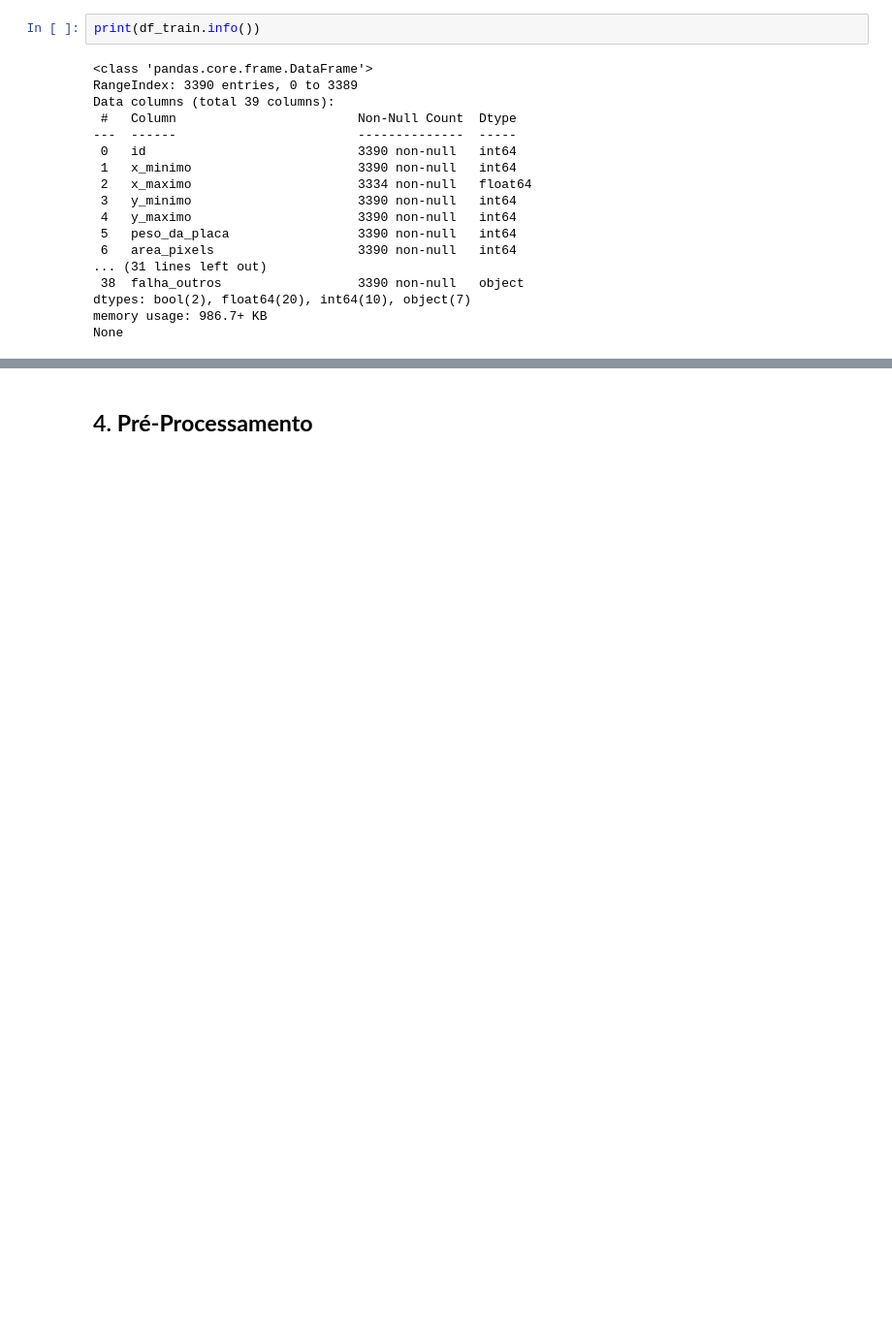
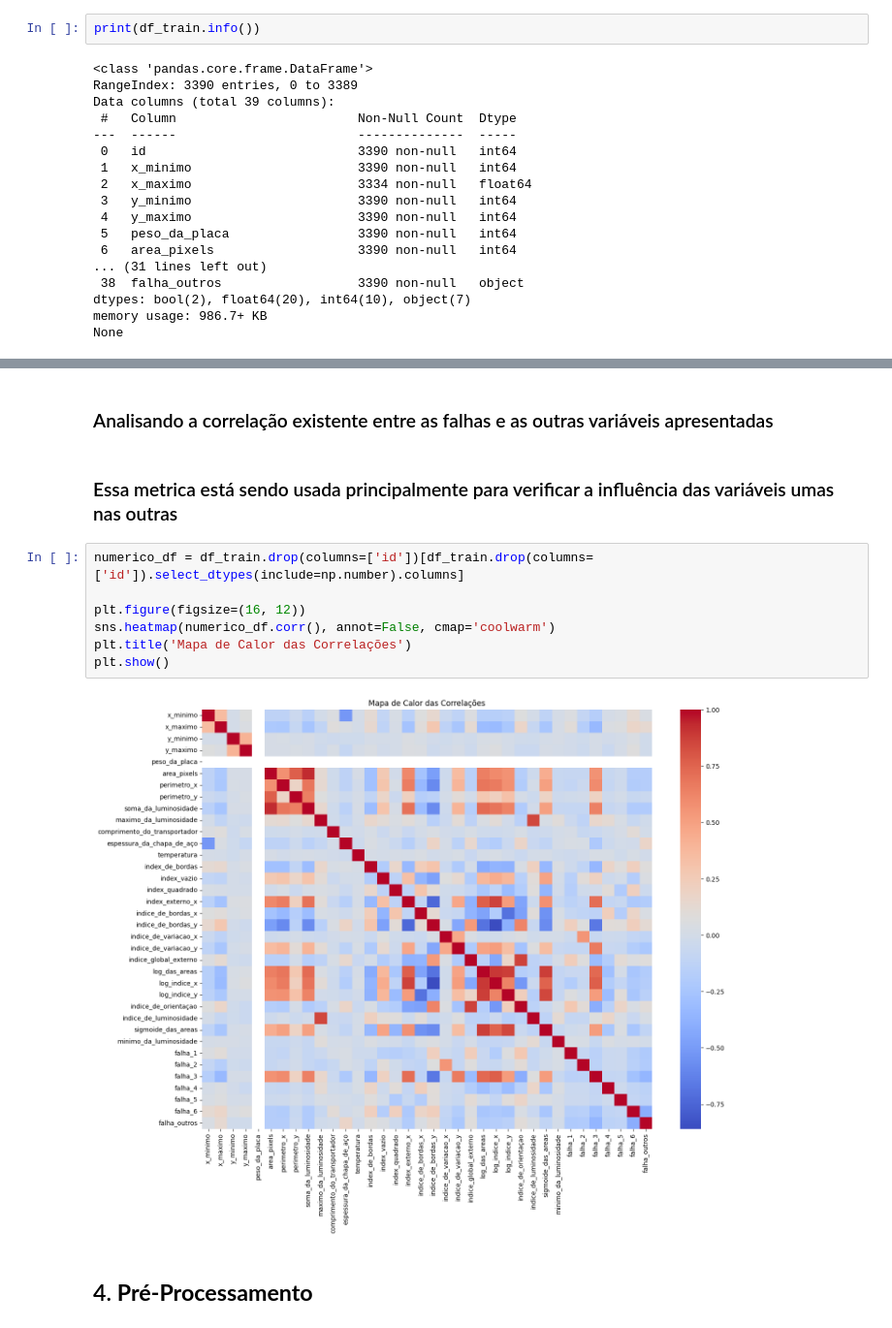
Before and after one commit to Malmiquer/Deploy-Aplication, a Jupyter notebook: Projeto_classificacao_defeitos.ipynb, the cells around one changed output, grey strips where cells are left out. Shown at 97% size. Cells and saved outputs as stored; diff of their text form; blank space fills up the shorter version.

```diff
--- a/Projeto_classificacao_defeitos.ipynb
+++ b/Projeto_classificacao_defeitos.ipynb
@@ -206,2 +235,15 @@ max       1.000000     1.000000     1.000000      1.000000
+# %% [markdown]
+### Analisando a correlação existente entre as falhas e as outras variáveis apresentadas
+# %% [markdown]
+### Essa metrica está sendo usada principalmente para verificar a influência das variáveis umas nas outras
+# %%
+numerico_df = df_train.drop(columns=['id'])[df_train.drop(columns=['id']).select_dtypes(include=np.number).columns]
+
+plt.figure(figsize=(16, 12))
+sns.heatmap(numerico_df.corr(), annot=False, cmap='coolwarm')
+plt.title('Mapa de Calor das Correlações')
+plt.show()
+# %% [output]
+[figure, added]
 # %% [markdown]
 ## 4. **Pré-Processamento**
```
Also changed, not shown: parts of 43 cells of this notebook.
